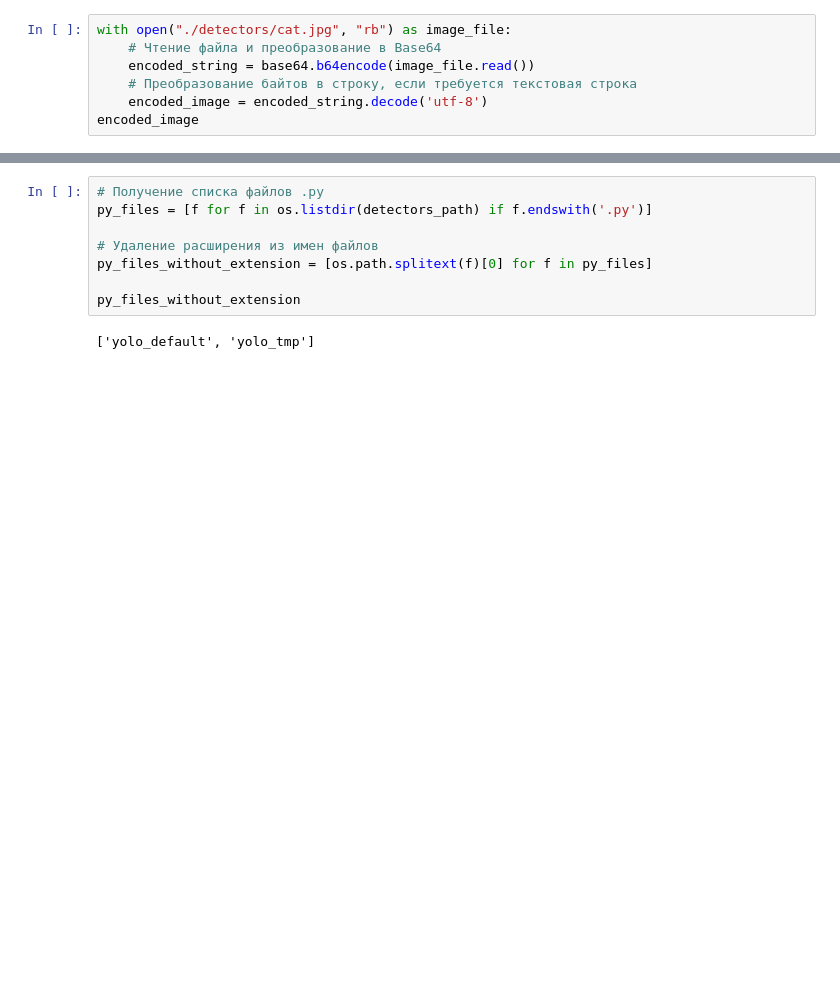
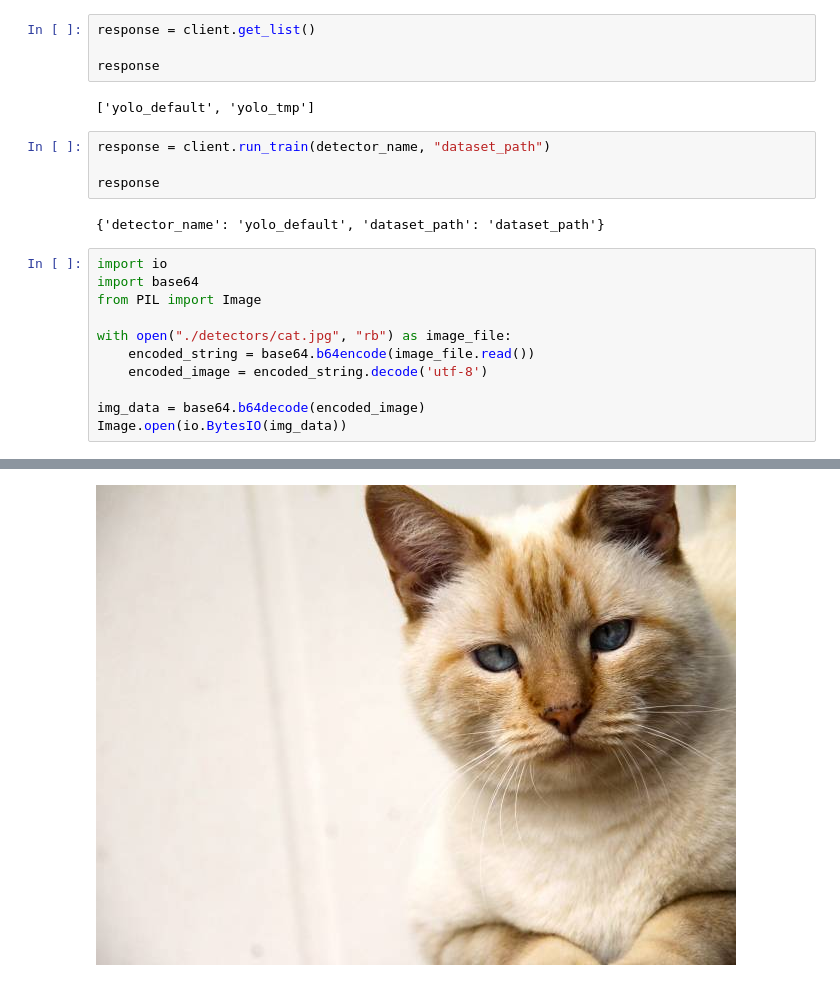
Before and after one commit to maxl85/detector_api, a Jupyter notebook: tmp.ipynb, the cells around one changed output, grey strips where cells are left out. Drawn from its saved outputs; the diff is of its cells as text; blank space fills up the shorter version.

Commit message:
Add detector_client

```diff
--- a/tmp.ipynb
+++ b/tmp.ipynb
@@ -81,8 +20,24 @@ call predict
+# %%
+response = client.get_list()
+
+response
+# %% [output]
+['yolo_default', 'yolo_tmp']
+# %%
+response = client.run_train(detector_name, "dataset_path")
+
+response
+# %% [output]
+{'detector_name': 'yolo_default', 'dataset_path': 'dataset_path'}
 # %%
+import io
+import base64
+from PIL import Image
+
 with open("./detectors/cat.jpg", "rb") as image_file:
-    # Чтение файла и преобразование в Base64
     encoded_string = base64.b64encode(image_file.read())
-    # Преобразование байтов в строку, если требуется текстовая строка
     encoded_image = encoded_string.decode('utf-8')
-encoded_image
+
+img_data = base64.b64decode(encoded_image)
+Image.open(io.BytesIO(img_data))
 # %% [output]
@@ -90,10 +44 @@ encoded_image
+[figure, added]
-# %%
-# Получение списка файлов .py
-py_files = [f for f in os.listdir(detectors_path) if f.endswith('.py')]
-
-# Удаление расширения из имен файлов
-py_files_without_extension = [os.path.splitext(f)[0] for f in py_files]
-
-py_files_without_extension
-# %% [output]
-['yolo_default', 'yolo_tmp']
```
Also changed, not shown: parts of 19 cells of this notebook, 5 other files.
